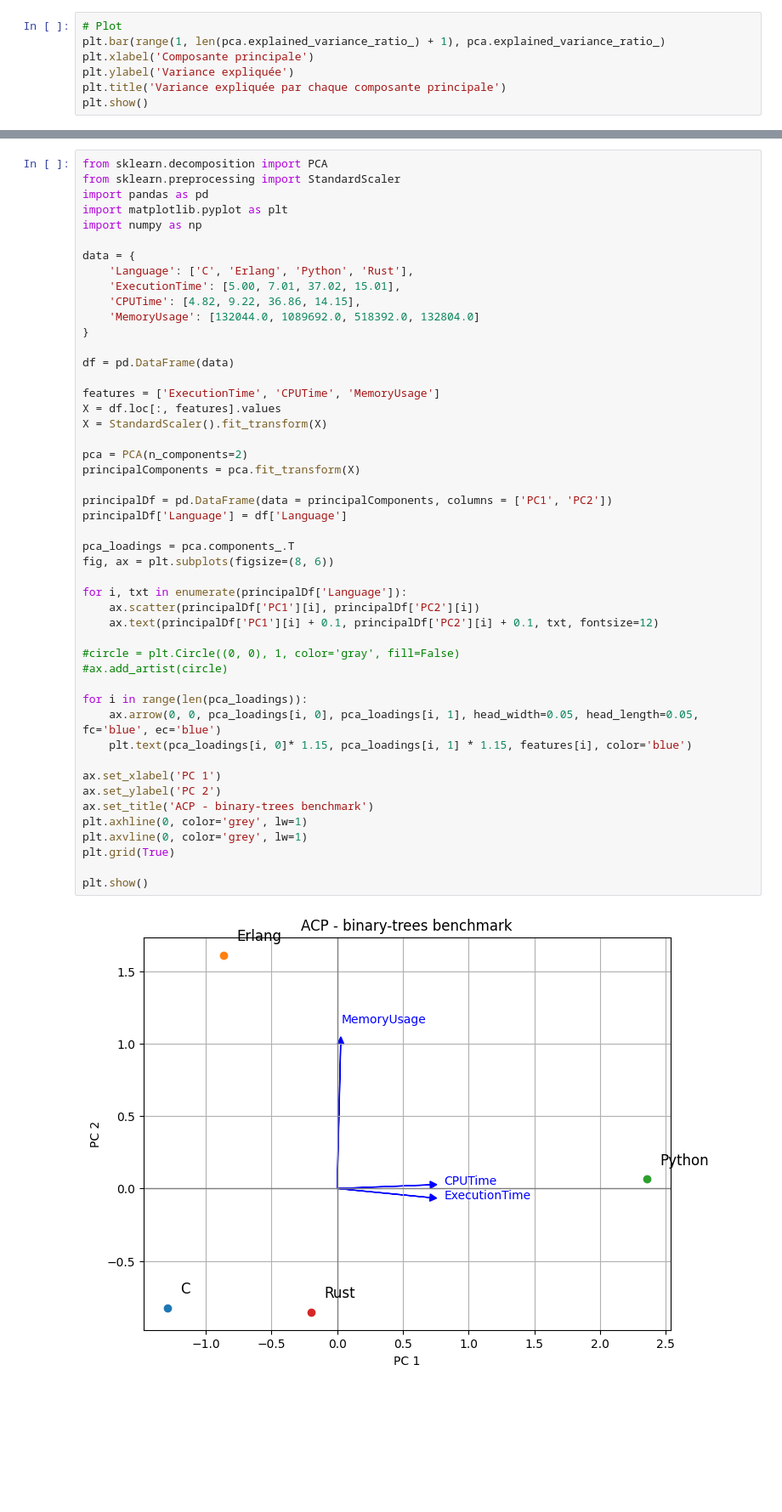
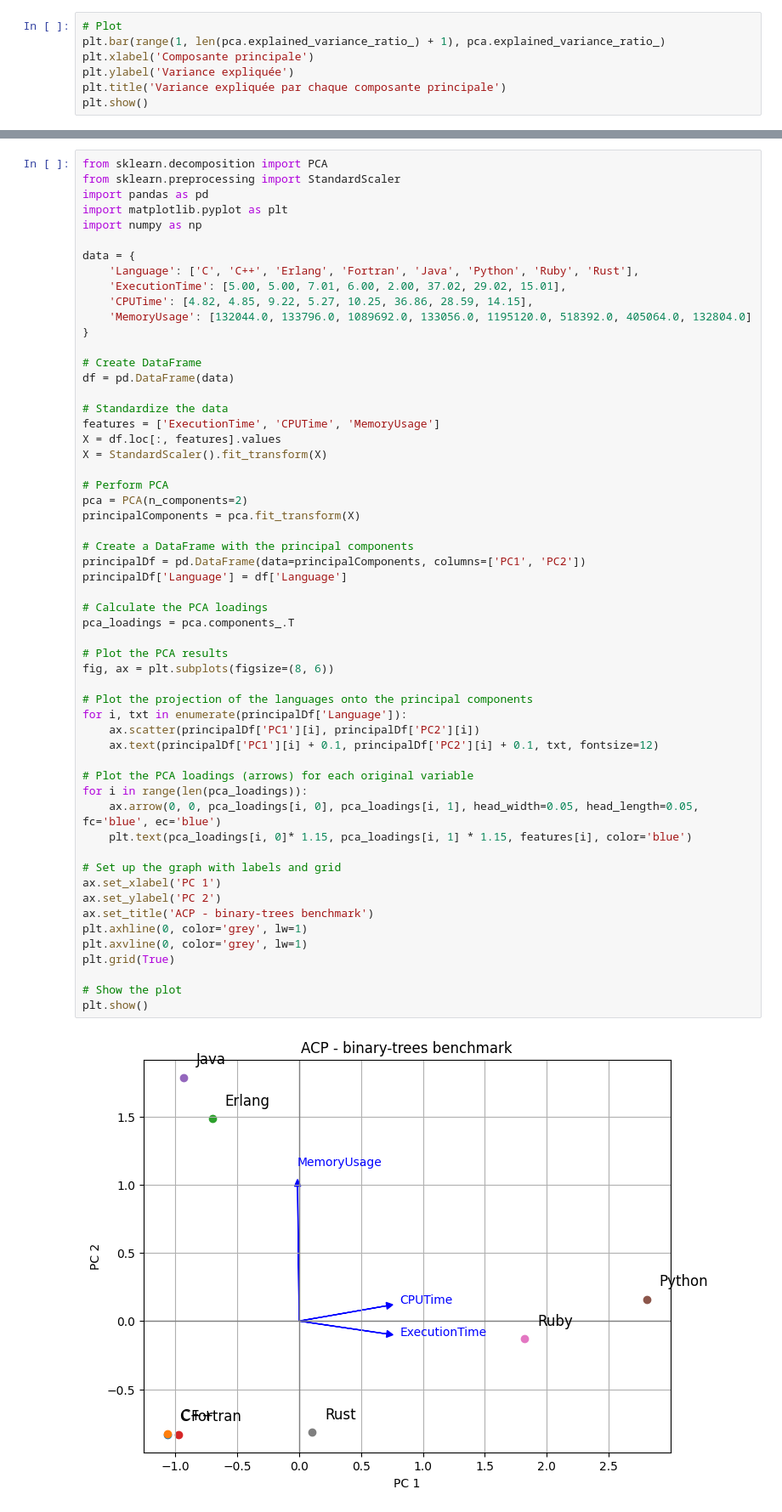
Before and after one commit to reynaldesgr/HPC-Benchmark, a Jupyter notebook: notebook/ACP.ipynb, the cells around one changed output, grey strips where cells are left out. Shown: that part at 85% size. Drawn from its saved outputs; the diff is of its cells as text; blank space fills up the shorter version.

```diff
--- a/notebook/ACP.ipynb
+++ b/notebook/ACP.ipynb
@@ -44,45 +54,53 @@ import matplotlib.pyplot as plt
 import numpy as np
 
 data = {
-    'Language': ['C', 'Erlang', 'Python', 'Rust'],
-    'ExecutionTime': [5.00, 7.01, 37.02, 15.01],
-    'CPUTime': [4.82, 9.22, 36.86, 14.15],
-    'MemoryUsage': [132044.0, 1089692.0, 518392.0, 132804.0]
+    'Language': ['C', 'C++', 'Erlang', 'Fortran', 'Java', 'Python', 'Ruby', 'Rust'],
+    'ExecutionTime': [5.00, 5.00, 7.01, 6.00, 2.00, 37.02, 29.02, 15.01],
+    'CPUTime': [4.82, 4.85, 9.22, 5.27, 10.25, 36.86, 28.59, 14.15],
+    'MemoryUsage': [132044.0, 133796.0, 1089692.0, 133056.0, 1195120.0, 518392.0, 405064.0, 132804.0]
 }
 
+# Create DataFrame
 df = pd.DataFrame(data)
 
+# Standardize the data
 features = ['ExecutionTime', 'CPUTime', 'MemoryUsage']
 X = df.loc[:, features].values
 X = StandardScaler().fit_transform(X)
 
+# Perform PCA
 pca = PCA(n_components=2)
 principalComponents = pca.fit_transform(X)
 
-principalDf = pd.DataFrame(data = principalComponents, columns = ['PC1', 'PC2'])
+# Create a DataFrame with the principal components
+principalDf = pd.DataFrame(data=principalComponents, columns=['PC1', 'PC2'])
 principalDf['Language'] = df['Language']
 
+# Calculate the PCA loadings
 pca_loadings = pca.components_.T
+
+# Plot the PCA results
 fig, ax = plt.subplots(figsize=(8, 6))
 
+# Plot the projection of the languages onto the principal components
 for i, txt in enumerate(principalDf['Language']):
     ax.scatter(principalDf['PC1'][i], principalDf['PC2'][i])
     ax.text(principalDf['PC1'][i] + 0.1, principalDf['PC2'][i] + 0.1, txt, fontsize=12)
 
-#circle = plt.Circle((0, 0), 1, color='gray', fill=False)
-#ax.add_artist(circle)
-
+# Plot the PCA loadings (arrows) for each original variable
 for i in range(len(pca_loadings)):
     ax.arrow(0, 0, pca_loadings[i, 0], pca_loadings[i, 1], head_width=0.05, head_length=0.05, fc='blue', ec='blue')
     plt.text(pca_loadings[i, 0]* 1.15, pca_loadings[i, 1] * 1.15, features[i], color='blue')
 
+# Set up the graph with labels and grid
 ax.set_xlabel('PC 1')
 ax.set_ylabel('PC 2')
 ax.set_title('ACP - binary-trees benchmark')
 plt.axhline(0, color='grey', lw=1)
 plt.axvline(0, color='grey', lw=1)
 plt.grid(True)
 
+# Show the plot
 plt.show()
 # %% [output]
-[figure, old version]
+[figure, new version]
```
Also changed, not shown: parts of 6 cells of this notebook, 15 other files.
